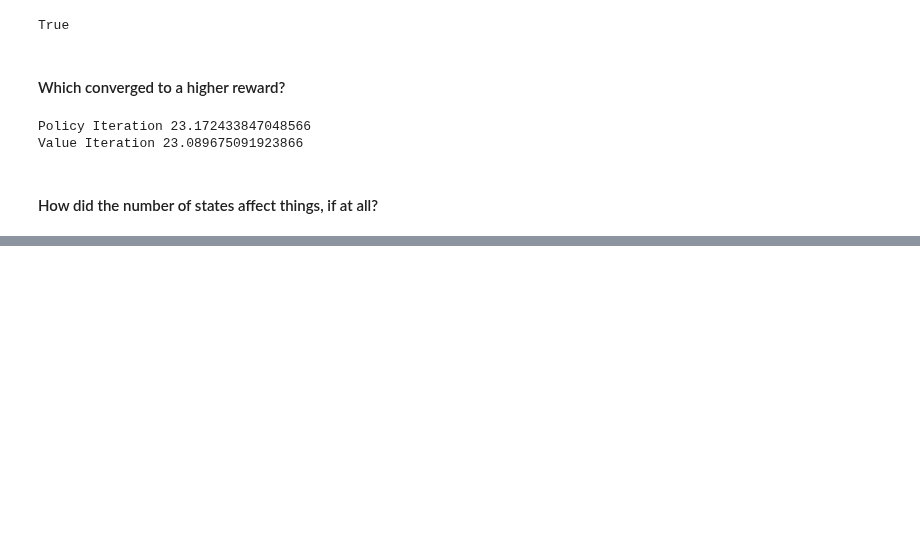
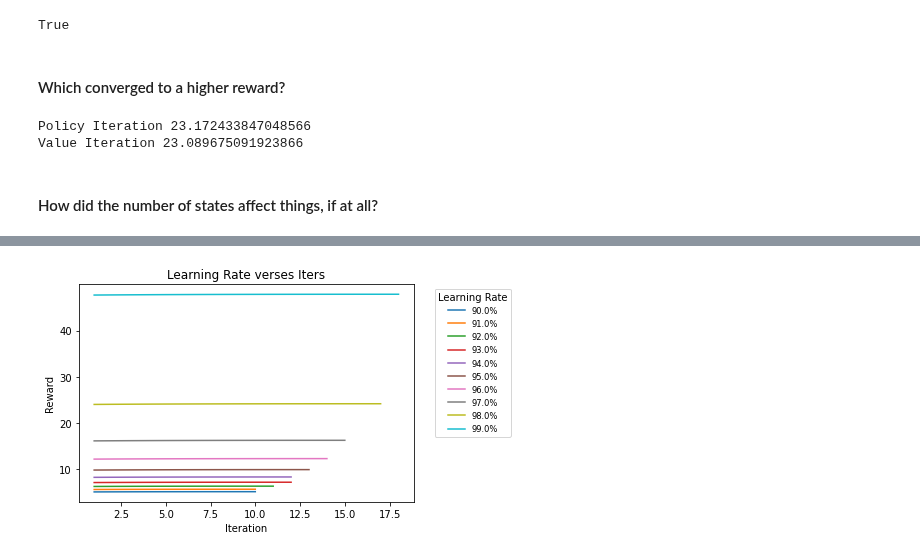
Before and after one commit to amandahutter/CS_7641, a Jupyter notebook: A4: Reinforcement Learning/A4 RL Forest FrozenLake.ipynb, the cells around one changed output, grey strips where cells are left out. Drawn from its saved outputs; the diff is of its cells as text; code cells hidden in the pictures; blank space fills up the shorter version.

```diff
--- a/A4: Reinforcement Learning/A4 RL Forest FrozenLake.ipynb
+++ b/A4: Reinforcement Learning/A4 RL Forest FrozenLake.ipynb
@@ -343,0 +417,16 @@ How did the number of states affect things, if at all?
+# %%
+for i in range(0, len(pi_LR_dict['LR'])):
+    label = vi_LR_dict['LR'][i]
+    label = np.around(label, 2)
+    label = '{:.1%}'.format(label)
+    x = pi_LR_dict['iters'][i]
+    #y = pi_LR_dict['rewards'][i]
+    y = pi_LR_dict['value'][i]
+    plt.plot(x, y, label = label)
+plt.title("Learning Rate verses Iters")
+plt.xlabel("Iteration")
+plt.ylabel("Reward")
+plt.legend(title = 'Learning Rate', bbox_to_anchor=(1.05, 1), loc='upper left',fontsize='small', fancybox=True)
+plt.show()
+# %% [output]
+[figure, added]
```
Also changed, not shown: parts of 15 cells of this notebook.
